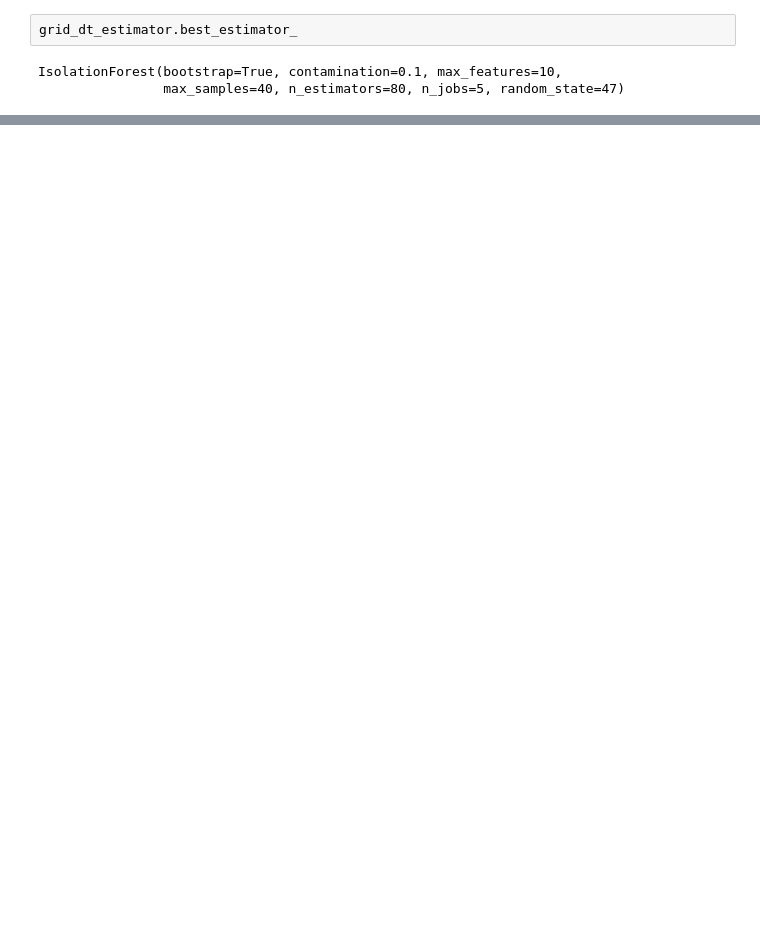
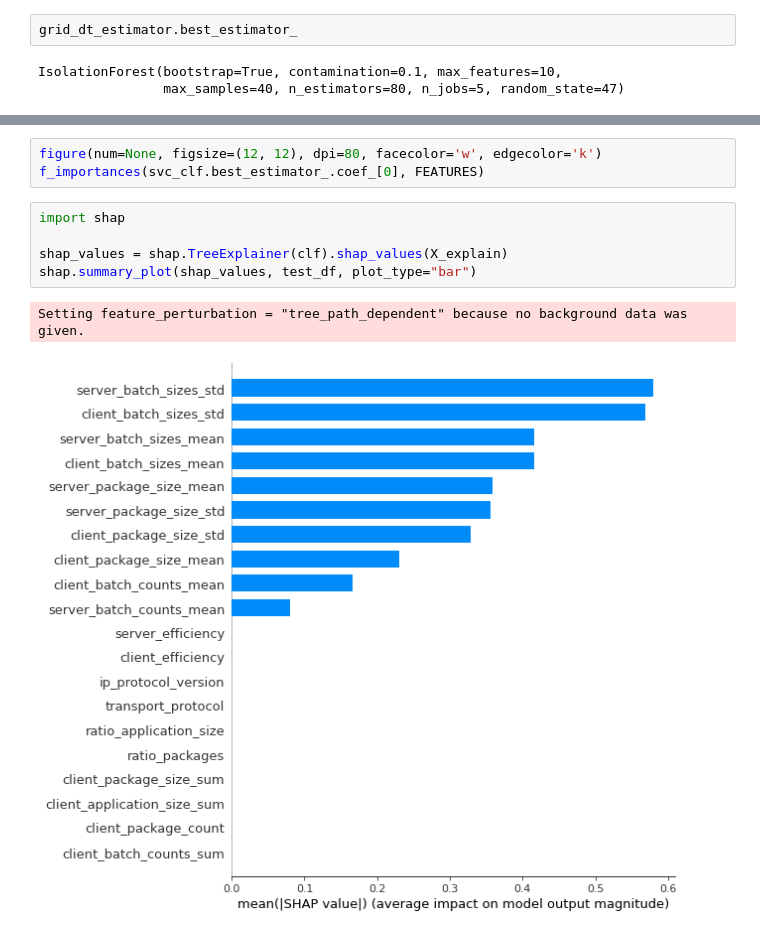
Before and after one commit to TheEshka/traffic_analyzer, a Jupyter notebook: Hists.ipynb, the cells around one changed output, grey strips where cells are left out. Saved outputs shown, nothing was run; the diff lists cells and outputs as text; blank space fills up the shorter version.

Commit message:
some test in notebook

```diff
--- a/Hists.ipynb
+++ b/Hists.ipynb
@@ -212,0 +232,11 @@ IsolationForest(bootstrap=True, contamination=0.1, max_features=10,
+# %%
+figure(num=None, figsize=(12, 12), dpi=80, facecolor='w', edgecolor='k')
+f_importances(svc_clf.best_estimator_.coef_[0], FEATURES)
+# %%
+import shap
+
+shap_values = shap.TreeExplainer(clf).shap_values(X_explain)
+shap.summary_plot(shap_values, test_df, plot_type="bar")
+# %% [output]
+Setting feature_perturbation = "tree_path_dependent" because no background data was given.
+[figure, added]
```
Also changed, not shown: parts of 15 cells of this notebook, 2 other files.
